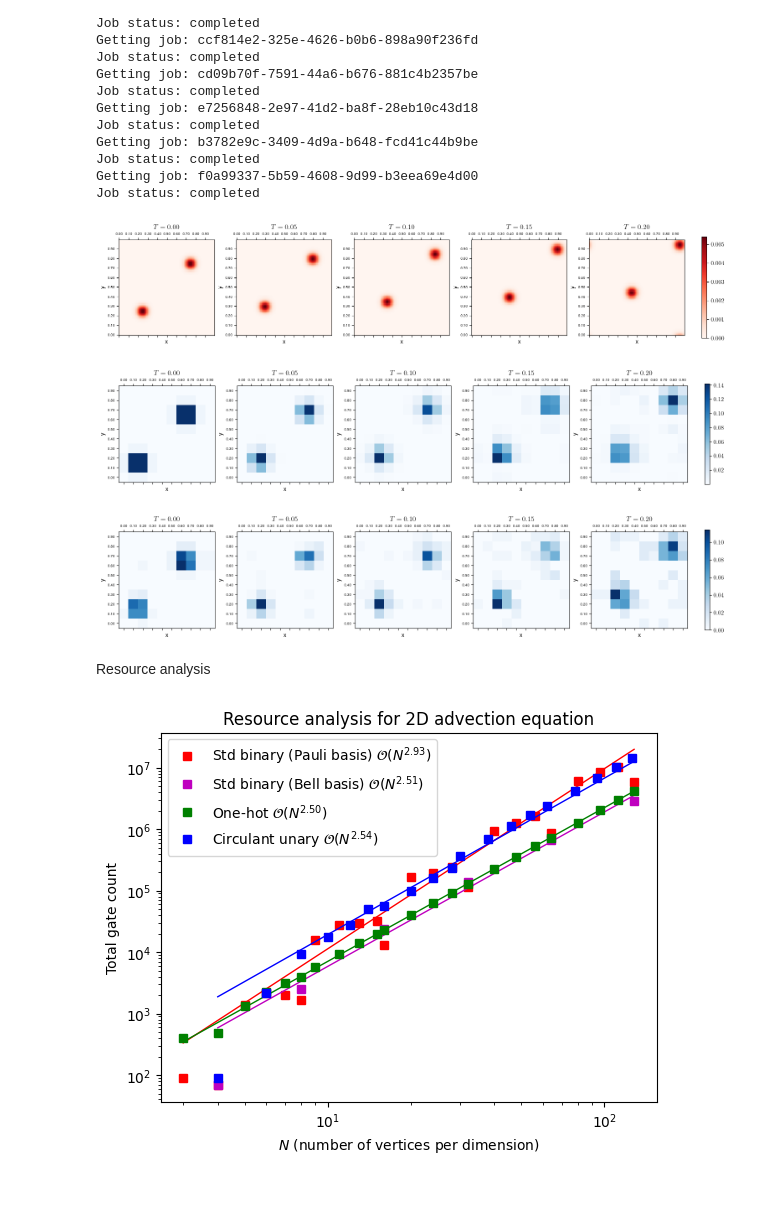
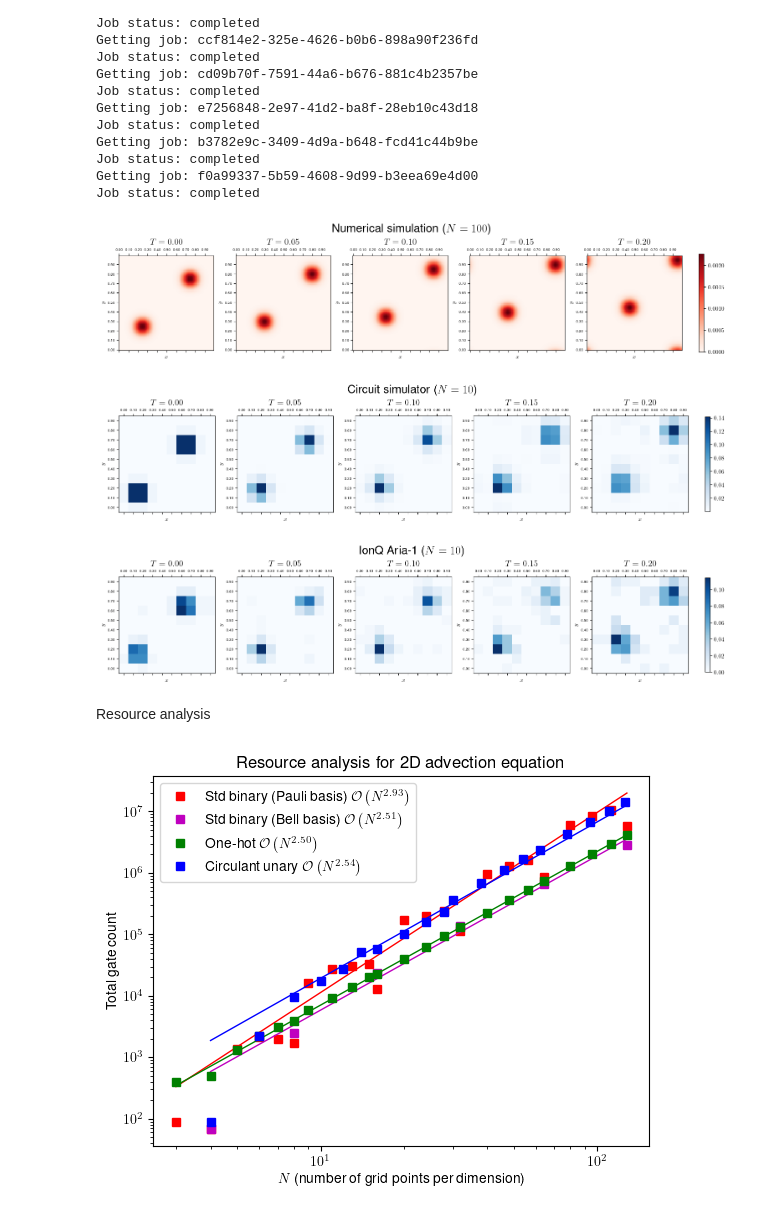
Before and after one commit to jli0108/quantum-diff-eq-ham-ebd, a Jupyter notebook: src/figures_2d_advection.ipynb, the cells around one changed output. Cells and saved outputs as stored; diff of their text form; code cells hidden in the pictures.

Commit message:
update figures

```diff
--- a/src/figures_2d_advection.ipynb
+++ b/src/figures_2d_advection.ipynb
@@ -203,43 +203,42 @@ plt.rcParams.update({
     "font.family": "sans-serif",
     "font.sans-serif": "Helvetica",
 })
+
+TICK_FONT = 6
+LEGEND_FONT = 6
+LABEL_FONT = 10
+TITLE_FONT = 15
+SUPTITLE_FONT = 20
 # %%
-TICK_FONT = 6
-LEGEND_FONT = 6
-LABEL_FONT = 10
-TITLE_FONT = 12
+
 
 x_tick_labels = []
 for i in range(N_high_res):
     x_tick_labels.append(f'{i/N_high_res:.2f}')
 
 # plt.rcParams['font.family'] = 'Helvetica'
 fig, axs = plt.subplots(1, num_time_points, constrained_layout=True, facecolor="white", figsize=(15,3))
 
 for j in range(num_time_points):
     # Ideal heatmap
     im = axs[j].matshow(ideal_dist_reshaped[j],
             cmap='Reds',
             origin='lower')
     divider = make_axes_locatable(axs[j])
 
     # cax = divider.append_axes("right", size="5%", pad=0.05)
     # plt.colorbar(im, cax=cax)
     axs[j].set_xticks(ticks=np.arange(N_high_res)[::10], labels=x_tick_labels[::10], fontsize=TICK_FONT)
     axs[j].set_yticks(ticks=np.arange(N_high_res)[::10], labels=x_tick_labels[::10], fontsize=TICK_FONT)
     axs[j].set_title(rf'$T={t_vals[j]:0.2f}$', fontsize=TITLE_FONT)
-    axs[j].set_xlabel('x', fontsize=LABEL_FONT)
-    axs[j].set_ylabel('y', fontsize=LABEL_FONT)
-# plt.suptitle("Numerical simulation")
+    axs[j].set_xlabel(rf'$x$', fontsize=LABEL_FONT)
+    axs[j].set_ylabel(rf'$y$', fontsize=LABEL_FONT)
+plt.suptitle(rf"Numerical simulation ($N={N_high_res}$)", fontsize=SUPTITLE_FONT, y=1.1)
 fig.colorbar(im, ax=axs.ravel().tolist(), shrink=0.9, pad=0.03)
-plt.savefig("advection_numerical.png", dpi=300)
+plt.savefig("../figures/advection_numerical.pdf", bbox_inches="tight")
 # %% [output]
-[figure, old version]
+[figure, new version]
 # %%
-TICK_FONT = 6
-LEGEND_FONT = 6
-LABEL_FONT = 10
-TITLE_FONT = 12
 
 x_tick_labels = []
 for i in range(N):
@@ -260,17 +259,14 @@ for j in range(num_time_points):
     axs[j].set_xticks(ticks=np.arange(N), labels=x_tick_labels, fontsize=TICK_FONT)
     axs[j].set_yticks(ticks=np.arange(N), labels=x_tick_labels, fontsize=TICK_FONT)
     axs[j].set_title(rf'$T={t_vals[j]:0.2f}$', fontsize=TITLE_FONT)
-    axs[j].set_xlabel('x', fontsize=LABEL_FONT)
-    axs[j].set_ylabel('y', fontsize=LABEL_FONT)
+    axs[j].set_xlabel(rf'$x$', fontsize=LABEL_FONT)
+    axs[j].set_ylabel(rf'$y$', fontsize=LABEL_FONT)
+plt.suptitle(rf"Circuit simulator ($N={N}$)", fontsize=SUPTITLE_FONT, y=1.1)
 fig.colorbar(im, ax=axs.ravel().tolist(), shrink=0.9, pad=0.03)
-plt.savefig("advection_ideal_sim.png", dpi=300)
+plt.savefig("../figures/advection_ideal_sim.pdf", bbox_inches="tight")
 # %% [output]
-[figure, old version]
+[figure, new version]
 # %%
-TICK_FONT = 6
-LEGEND_FONT = 6
-LABEL_FONT = 10
-TITLE_FONT = 12
 
 x_tick_labels = []
 for i in range(N):
@@ -291,12 +287,13 @@ for j in range(num_time_points):
     axs[j].set_xticks(ticks=np.arange(N), labels=x_tick_labels, fontsize=TICK_FONT)
     axs[j].set_yticks(ticks=np.arange(N), labels=x_tick_labels, fontsize=TICK_FONT)
     axs[j].set_title(rf'$T={t_vals[j]:0.2f}$', fontsize=TITLE_FONT)
-    axs[j].set_xlabel('x', fontsize=LABEL_FONT)
-    axs[j].set_ylabel('y', fontsize=LABEL_FONT)
+    axs[j].set_xlabel(rf'$x$', fontsize=LABEL_FONT)
+    axs[j].set_ylabel(rf'$y$', fontsize=LABEL_FONT)
+plt.suptitle(rf"IonQ Aria-1 ($N={N}$)", fontsize=SUPTITLE_FONT, y=1.1)
 fig.colorbar(im, ax=axs.ravel().tolist(), shrink=0.9, pad=0.03)
-plt.savefig("advection_qpu.png", dpi=300)
+plt.savefig("../figures/advection_qpu.pdf", bbox_inches="tight")
 # %% [output]
-[figure, old version]
+[figure, new version]
 # %% [markdown]
 Resource analysis
 # %%
@@ -353,6 +350,12 @@ TICK_FONT = 5
 LEGEND_FONT = 7
 LABEL_FONT = 7
 TITLE_FONT = 8
+
+# plt.rcParams.update({
+#     "text.usetex": True,
+#     "font.family": "sans-serif",
+#     "font.sans-serif": "Helvetica",
+# })
 
 plt.plot(N_vals_binary[plot_indices], binary_gate_count[plot_indices], 's', color='red', label=fr"Std binary (Pauli basis) $\mathcal{{O}}\left(N^{{{binary_fit[0]:0.2f}}}\right)$")
 plt.plot(N_vals_binary, np.exp(binary_fit[1]) * N_vals_binary ** (binary_fit[0]), 'r-', linewidth=1)
@@ -368,11 +371,11 @@ plt.plot(N_vals_unary, np.exp(unary_fit[1]) * N_vals_unary ** (unary_fit[0]), 'b
 
 plt.yscale("log")
 plt.xscale("log")
-plt.xlabel(rf"$N$ (number of vertices per dimension)")
+plt.xlabel(r"$N$ (number of grid points per dimension)")
 plt.ylabel("Total gate count")
 plt.title("Resource analysis for 2D advection equation")
 plt.legend()
-plt.savefig("advection_resource_analysis.png", dpi=300, bbox_inches='tight')
+plt.savefig("../figures/advection_resource_analysis.pdf", bbox_inches='tight')
 plt.show()
 # %% [output]
-[figure, old version]
+[figure, new version]
```
Also changed, not shown: 13 other files.
